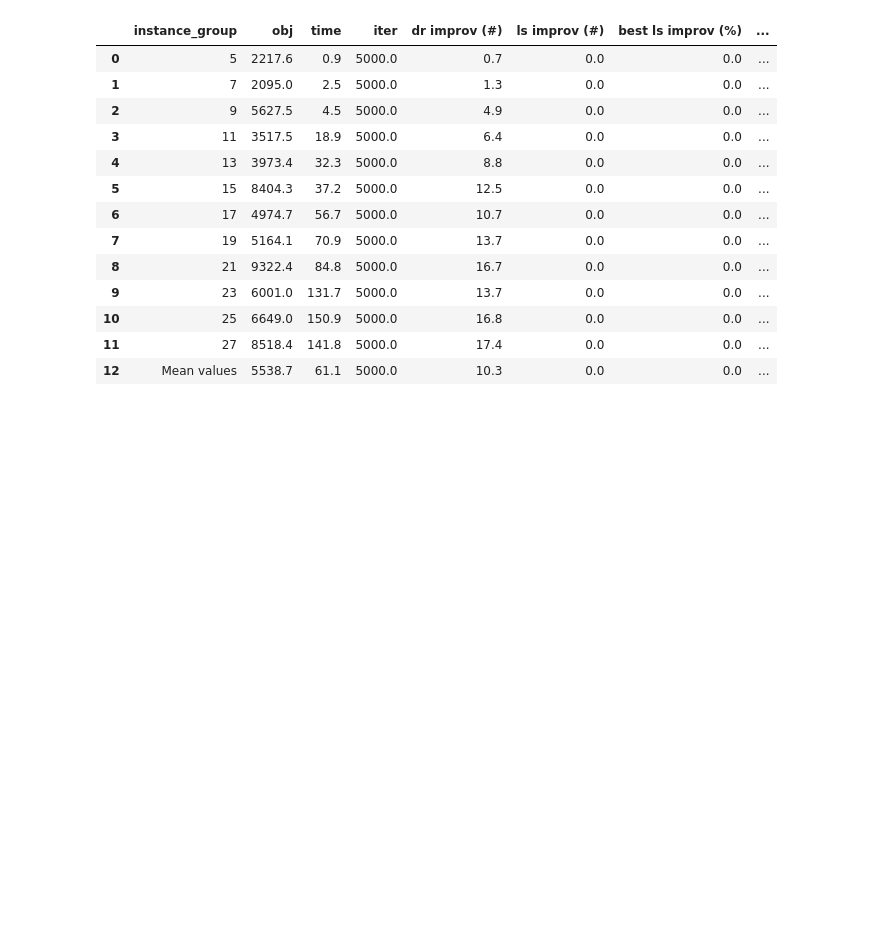
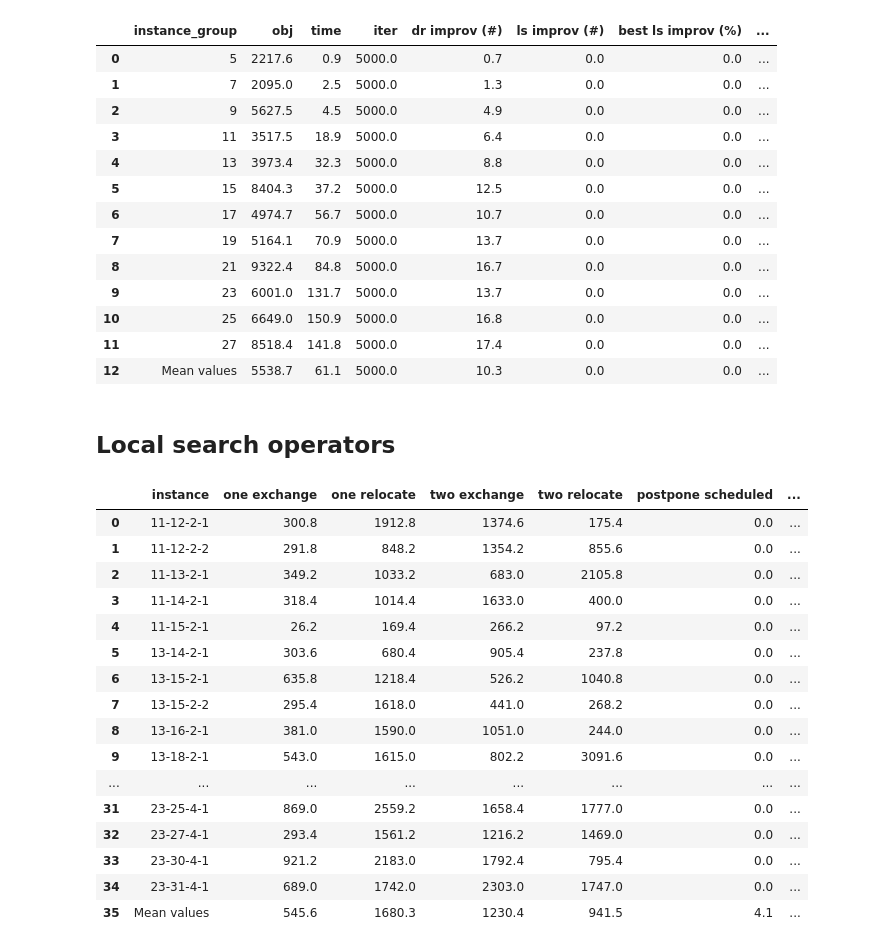
Before and after one commit to avandvik/masters-thesis, a Jupyter notebook: plot/performance.ipynb, the cells around one changed output. Drawn from its saved outputs; the diff is of its cells as text; code cells hidden in the pictures; blank space fills up the shorter version.

Commit message:
LSO frames and bug fix in stat saving for voyage exchange

```diff
--- a/plot/performance.ipynb
+++ b/plot/performance.ipynb
@@ -1006,3 +1102,5 @@ baseline_lssp_agg_df
 | 10 | 25 | 6649.0 | 150.9 | 5000.0 | 16.8 | 0.0 | 0.0 | ... |
 | 11 | 27 | 8518.4 | 141.8 | 5000.0 | 17.4 | 0.0 | 0.0 | ... |
 | 12 | Mean values | 5538.7 | 61.1 | 5000.0 | 10.3 | 0.0 | 0.0 | ... |
+# %% [markdown]
+## Local search operators
@@ -1008,0 +1113,21 @@ baseline_lssp_agg_df
+# %%
+lso_df = load_df('lso.pkl')
+lso_df
+# %% [output]
+|  | instance | one exchange | one relocate | two exchange | two relocate | postpone scheduled | ... |
+| 0 | 11-12-2-1 | 300.8 | 1912.8 | 1374.6 | 175.4 | 0.0 | ... |
+| 1 | 11-12-2-2 | 291.8 | 848.2 | 1354.2 | 855.6 | 0.0 | ... |
+| 2 | 11-13-2-1 | 349.2 | 1033.2 | 683.0 | 2105.8 | 0.0 | ... |
+| 3 | 11-14-2-1 | 318.4 | 1014.4 | 1633.0 | 400.0 | 0.0 | ... |
+| 4 | 11-15-2-1 | 26.2 | 169.4 | 266.2 | 97.2 | 0.0 | ... |
+| 5 | 13-14-2-1 | 303.6 | 680.4 | 905.4 | 237.8 | 0.0 | ... |
+| 6 | 13-15-2-1 | 635.8 | 1218.4 | 526.2 | 1040.8 | 0.0 | ... |
+| 7 | 13-15-2-2 | 295.4 | 1618.0 | 441.0 | 268.2 | 0.0 | ... |
+| 8 | 13-16-2-1 | 381.0 | 1590.0 | 1051.0 | 244.0 | 0.0 | ... |
+| 9 | 13-18-2-1 | 543.0 | 1615.0 | 802.2 | 3091.6 | 0.0 | ... |
+| ... | ... | ... | ... | ... | ... | ... | ... |
+| 31 | 23-25-4-1 | 869.0 | 2559.2 | 1658.4 | 1777.0 | 0.0 | ... |
+| 32 | 23-27-4-1 | 293.4 | 1561.2 | 1216.2 | 1469.0 | 0.0 | ... |
+| 33 | 23-30-4-1 | 921.2 | 2183.0 | 1792.4 | 795.4 | 0.0 | ... |
+| 34 | 23-31-4-1 | 689.0 | 1742.0 | 2303.0 | 1747.0 | 0.0 | ... |
+| 35 | Mean values | 545.6 | 1680.3 | 1230.4 | 941.5 | 4.1 | ... |
```
Also changed, not shown: parts of 3 cells of this notebook, 3 other files.
